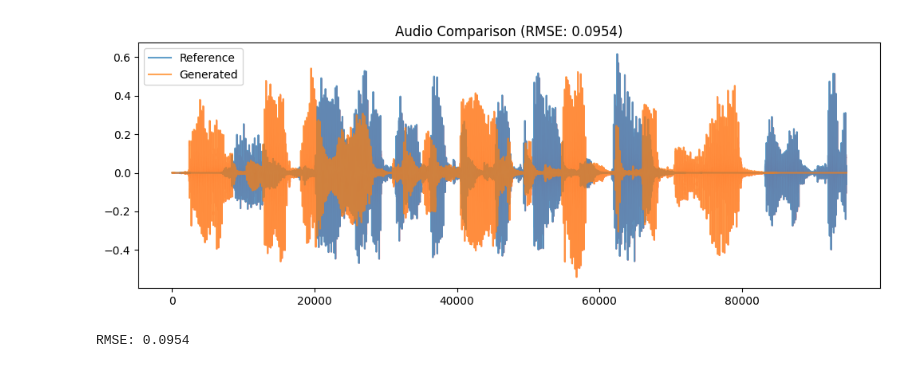
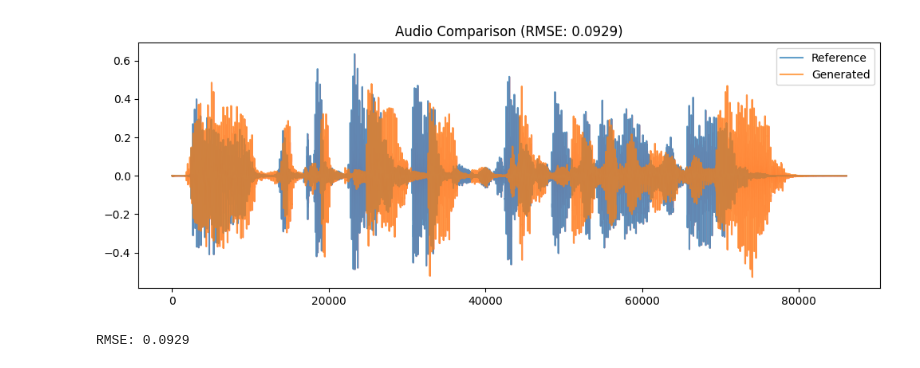
Before and after one commit to soumyadeep423/EchoAI, a Jupyter notebook: evaluation.ipynb, the cells around one changed output. Drawn from its saved outputs; the diff is of its cells as text; code cells hidden in the pictures.

```diff
--- a/evaluation.ipynb
+++ b/evaluation.ipynb
@@ -86,34 +36,34 @@ import matplotlib.pyplot as plt
 def calculate_rmse(reference_audio, generated_audio, sr=24000):
     # Load audio if paths are provided
     if isinstance(reference_audio, str):
         reference_audio, _ = librosa.load(reference_audio, sr=sr)
     if isinstance(generated_audio, str):
         generated_audio, _ = librosa.load(generated_audio, sr=sr)
 
     # Convert to mono if needed
     if len(reference_audio.shape) > 1:
         reference_audio = np.mean(reference_audio, axis=0)
     if len(generated_audio.shape) > 1:
         generated_audio = np.mean(generated_audio, axis=0)
 
     # Trim to same length
     min_length = min(len(reference_audio), len(generated_audio))
     ref_trimmed = reference_audio[:min_length]
     gen_trimmed = generated_audio[:min_length]
 
     # Calculate RMSE
     rmse = np.sqrt(np.mean((ref_trimmed - gen_trimmed) ** 2))
     plt.figure(figsize=(12, 4))
     plt.plot(ref_trimmed, label='Reference', alpha=0.7)
     plt.plot(gen_trimmed, label='Generated', alpha=0.7)
     plt.fill_between(np.arange(min_length), ref_trimmed, gen_trimmed, color='red', alpha=0.3)
-    plt.title(f"Audio Comparison (RMSE: {rmse_score:.4f})")
+    plt.title(f"Audio Comparison (RMSE: {rmse:.4f})")
     plt.legend()
     plt.show()
     return rmse
 
-rmse_score = calculate_rmse("/content/en_speaker_6.wav", "/content/output.wav")
+rmse_score = calculate_rmse("/content/original.wav", "/content/output.wav")
 print(f"RMSE: {rmse_score:.4f}")
 # %% [output]
-[figure, old version]
+[figure, new version]
-RMSE: 0.0954
+RMSE: 0.0929
```
Also changed, not shown: parts of 4 cells of this notebook, 2 other files.
